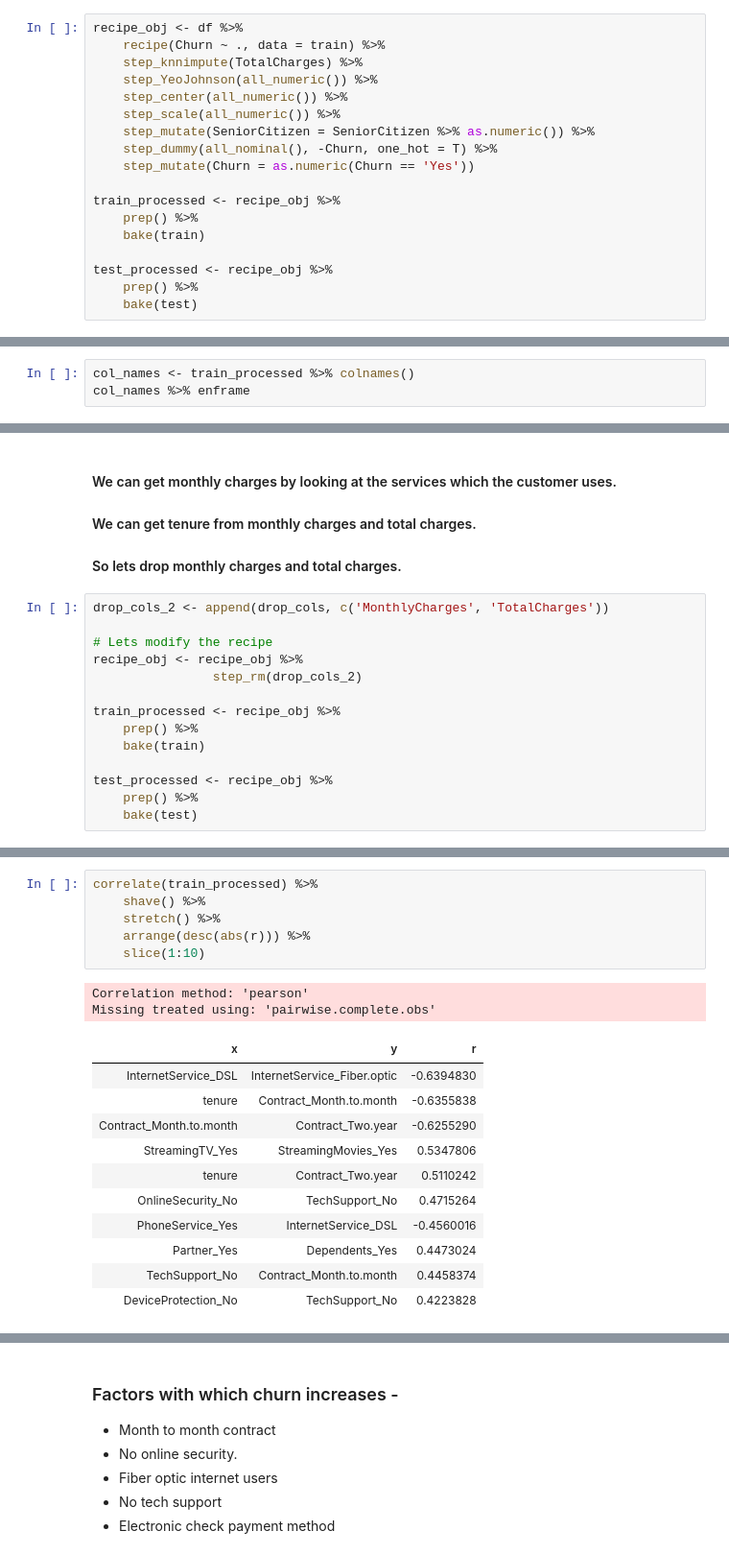
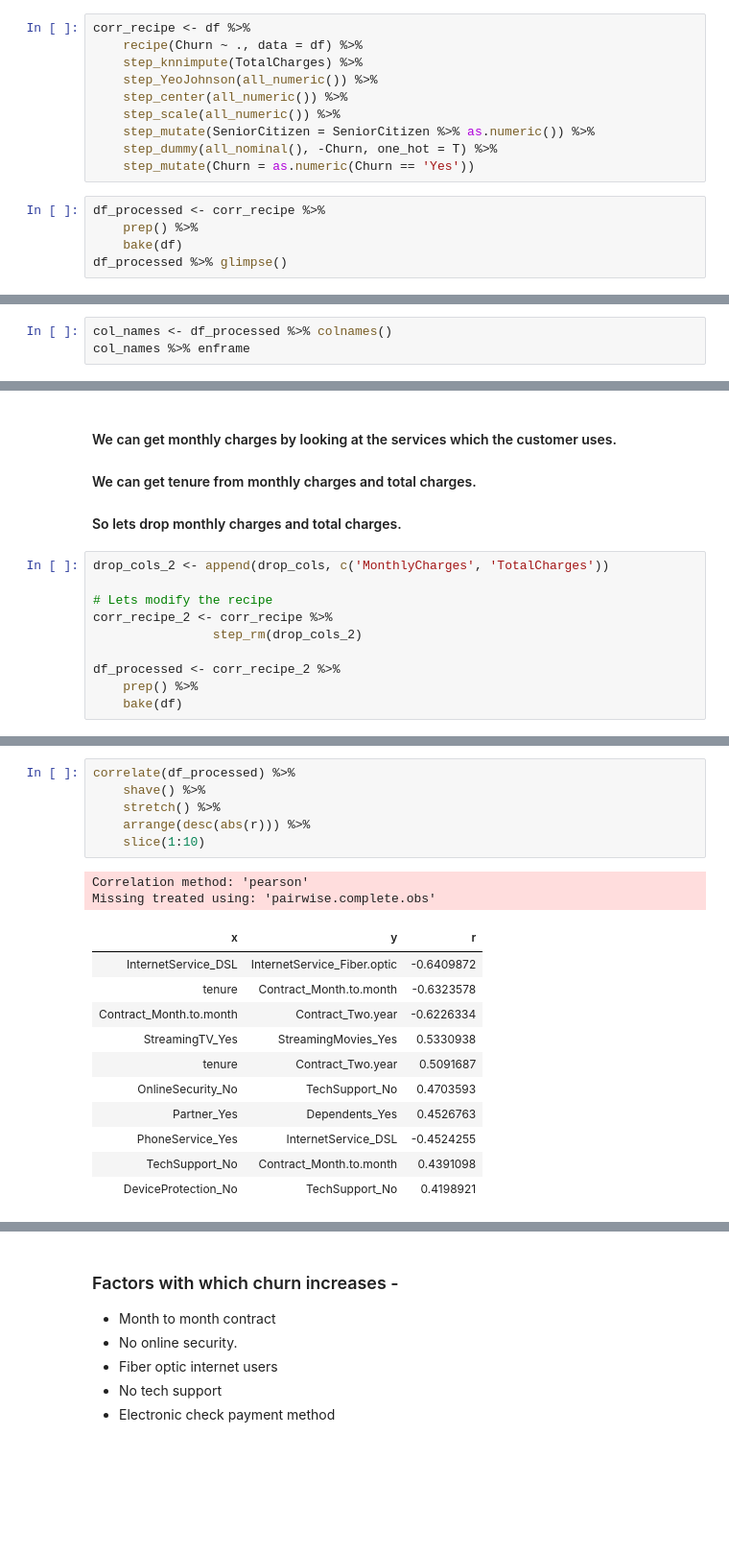
Before and after one commit to Arun-Vasist/customer-churn, a Jupyter notebook: telco_churn_EDA.ipynb, the cells around one changed output, grey strips where cells are left out. Shown at 96% size. Cells and saved outputs as stored; diff of their text form; blank space fills up the shorter version.

```diff
--- a/arun_telco_churn.ipynb
+++ b/telco_churn_EDA.ipynb
@@ -164,6 +144,6 @@ $Churn
 # %%
-recipe_obj <- df %>%
-    recipe(Churn ~ ., data = train) %>%
+corr_recipe <- df %>%
+    recipe(Churn ~ ., data = df) %>%
     step_knnimpute(TotalCharges) %>%
     step_YeoJohnson(all_numeric()) %>%
     step_center(all_numeric()) %>%
@@ -171,11 +151,8 @@ recipe_obj <- df %>%
     step_mutate(SeniorCitizen = SeniorCitizen %>% as.numeric()) %>%
     step_dummy(all_nominal(), -Churn, one_hot = T) %>%
     step_mutate(Churn = as.numeric(Churn == 'Yes'))
-
-train_processed <- recipe_obj %>%
-    prep() %>%
-    bake(train)
-
-test_processed <- recipe_obj %>%
-    prep() %>%
-    bake(test)
+# %%
+df_processed <- corr_recipe %>%
+    prep() %>%
+    bake(df)
+df_processed %>% glimpse()
@@ -182,5 +177,5 @@ test_processed <- recipe_obj %>%
 # %%
-col_names <- train_processed %>% colnames()
+col_names <- df_processed %>% colnames()
 col_names %>% enframe
 # %% [output]
 | name | value |
@@ -252,13 +249,9 @@ cor(train_processed, use = 'pairwise.complete.obs') %>%
 drop_cols_2 <- append(drop_cols, c('MonthlyCharges', 'TotalCharges'))
 
 # Lets modify the recipe
-recipe_obj <- recipe_obj %>%
+corr_recipe_2 <- corr_recipe %>%
                 step_rm(drop_cols_2)
 
-train_processed <- recipe_obj %>%
+df_processed <- corr_recipe_2 %>%
     prep() %>%
-    bake(train)
-
-test_processed <- recipe_obj %>%
-    prep() %>%
-    bake(test)
+    bake(df)
@@ -285,21 +281,21 @@ $ PaymentMethod_Credit.card..automatic.   <dbl> 0, 0, 0, 0, 0, 1, 0, 0, 0, 0,…
 # %%
-correlate(train_processed) %>%
+correlate(df_processed) %>%
     shave() %>%
     stretch() %>%
     arrange(desc(abs(r))) %>%
     slice(1:10)
 # %% [output]
 Correlation method: 'pearson'
 Missing treated using: 'pairwise.complete.obs'
 | x | y | r |
-| InternetService_DSL | InternetService_Fiber.optic | -0.6394830 |
-| tenure | Contract_Month.to.month | -0.6355838 |
-| Contract_Month.to.month | Contract_Two.year | -0.6255290 |
-| StreamingTV_Yes | StreamingMovies_Yes | 0.5347806 |
-| tenure | Contract_Two.year | 0.5110242 |
-| OnlineSecurity_No | TechSupport_No | 0.4715264 |
-| PhoneService_Yes | InternetService_DSL | -0.4560016 |
-| Partner_Yes | Dependents_Yes | 0.4473024 |
-| TechSupport_No | Contract_Month.to.month | 0.4458374 |
-| DeviceProtection_No | TechSupport_No | 0.4223828 |
+| InternetService_DSL | InternetService_Fiber.optic | -0.6409872 |
+| tenure | Contract_Month.to.month | -0.6323578 |
+| Contract_Month.to.month | Contract_Two.year | -0.6226334 |
+| StreamingTV_Yes | StreamingMovies_Yes | 0.5330938 |
+| tenure | Contract_Two.year | 0.5091687 |
+| OnlineSecurity_No | TechSupport_No | 0.4703593 |
+| Partner_Yes | Dependents_Yes | 0.4526763 |
+| PhoneService_Yes | InternetService_DSL | -0.4524255 |
+| TechSupport_No | Contract_Month.to.month | 0.4391098 |
+| DeviceProtection_No | TechSupport_No | 0.4198921 |
 # %%
```
Also changed, not shown: parts of 38 cells of this notebook, 3 other files.
